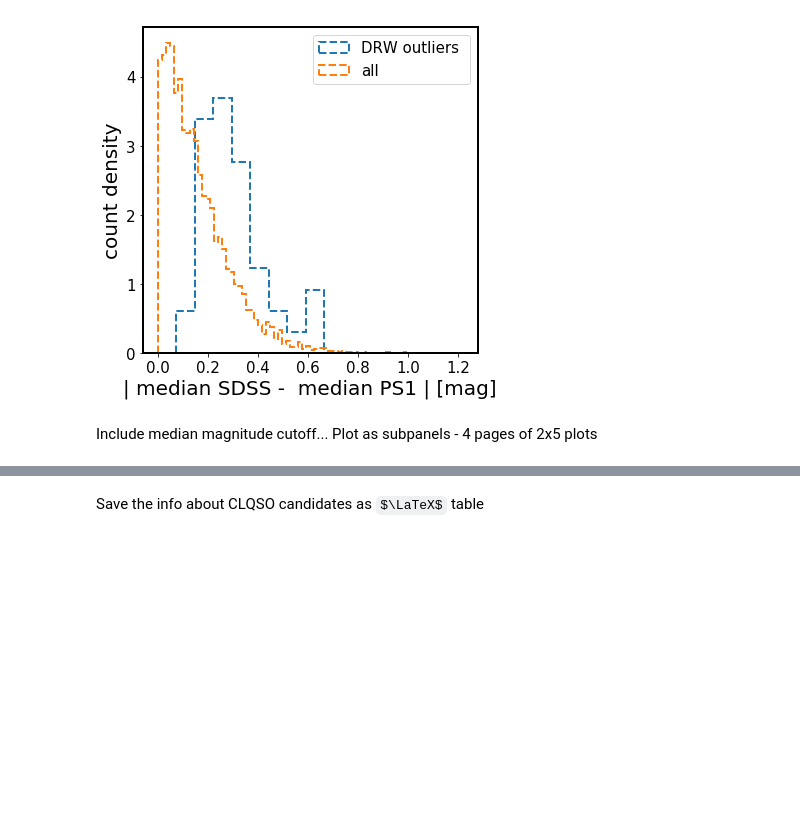
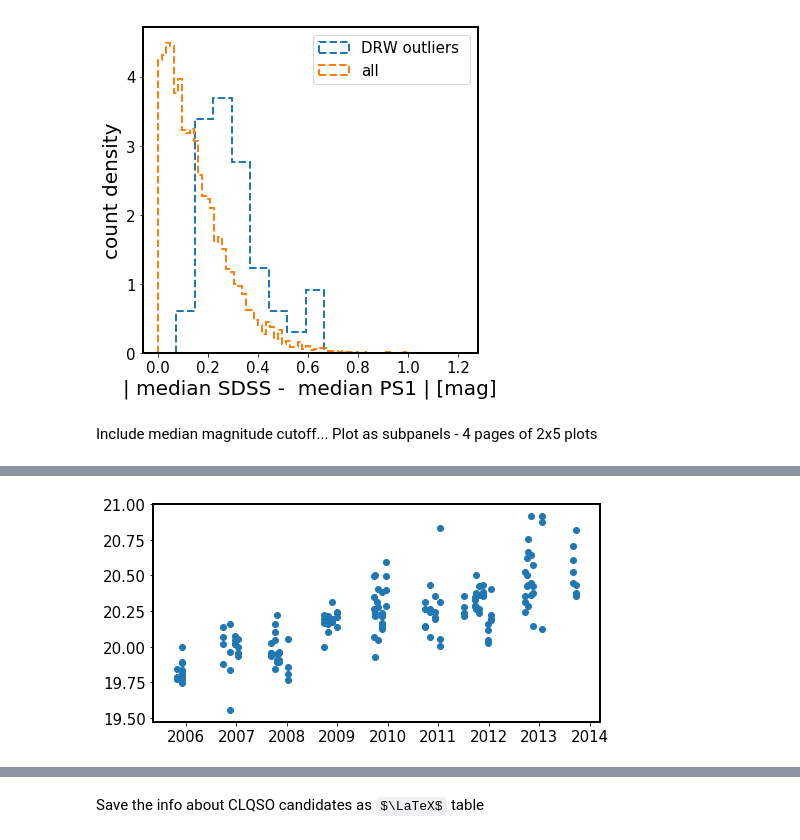
Before and after one commit to suberlak/PS1_SDSS_CRTS, a Jupyter notebook: code2/Explore_SDSS_PS1_lightcurves.ipynb, the cells around one changed output, grey strips where cells are left out. Saved outputs shown, nothing was run; the diff lists cells and outputs as text; code cells hidden in the pictures; some formulas as TeX source; blank space fills up the shorter version.

```diff
--- a/code2/Explore_SDSS_PS1_lightcurves.ipynb
+++ b/code2/Explore_SDSS_PS1_lightcurves.ipynb
@@ -696,0 +980,9 @@ def print_lc_page(ds, page):
+# %%
+from astropy.time import Time
+t = Time(lc['mjd'], format='mjd')
+import matplotlib.dates as mdates
+fig,ax = plt.subplots(1,1,figsize=(8,4))
+ax.scatter(t.datetime, lc['mag'])
+ax.fmt_xdata = mdates.DateFormatter('%Y-%m-%d')
+# %% [output]
+[figure, added]
```
Also changed, not shown: parts of 81 cells of this notebook.
